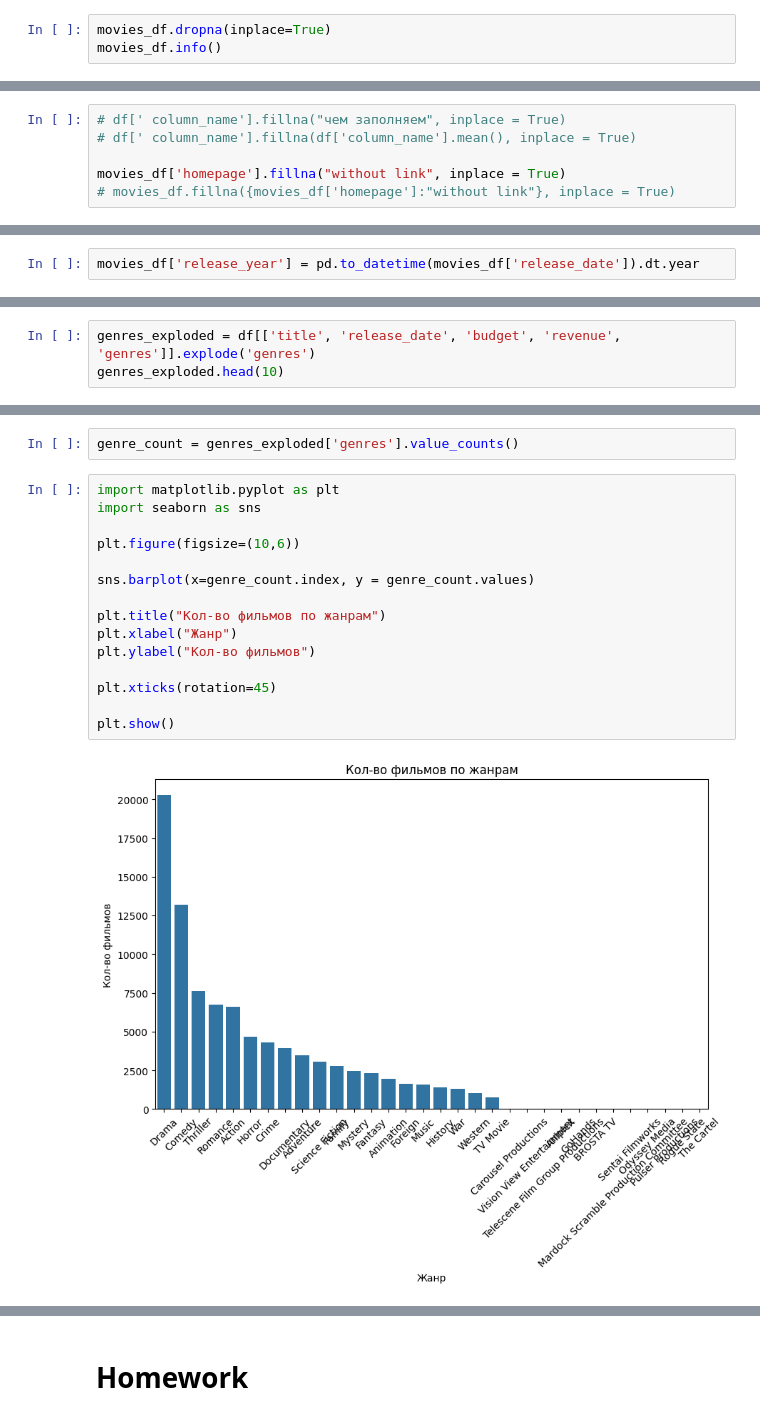
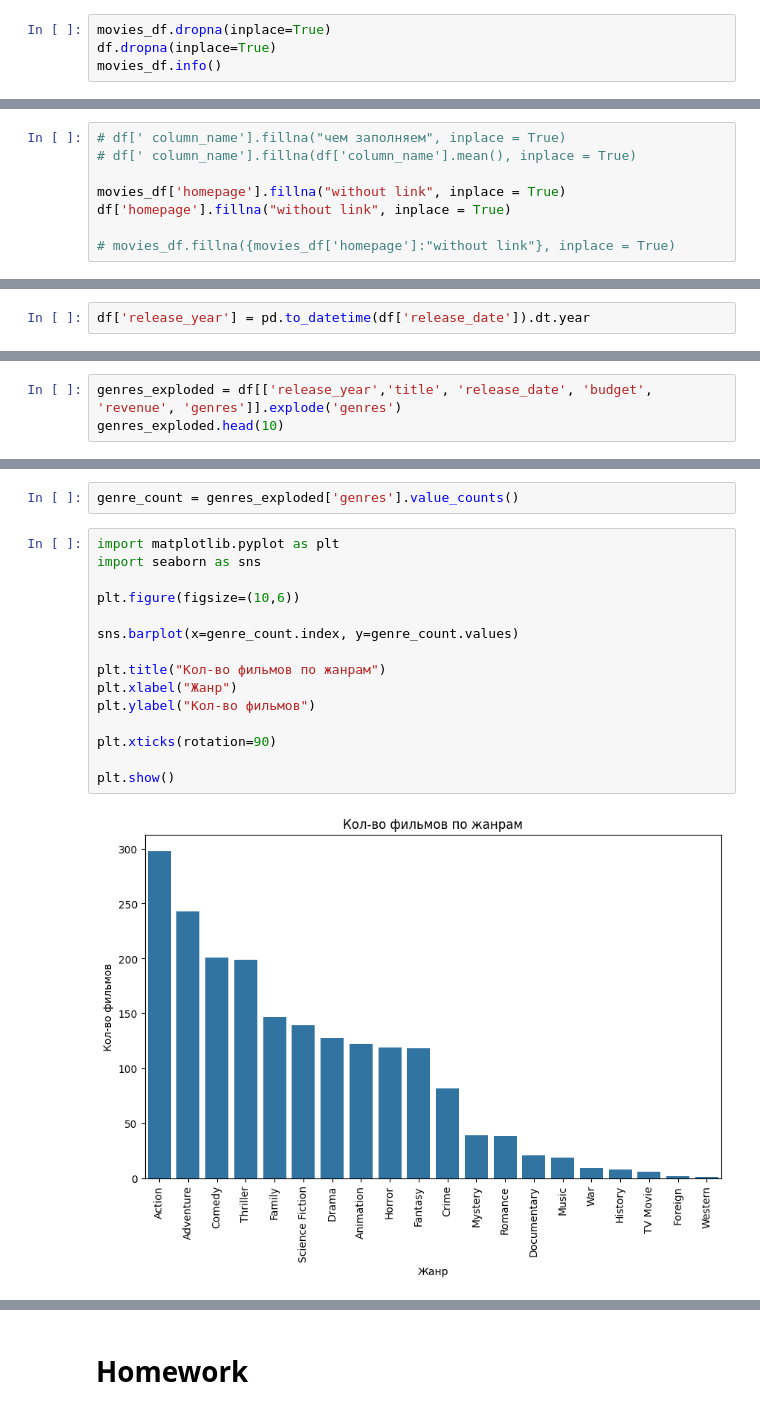
Before and after one commit to useroo5/MachineLearning, a Jupyter notebook: Аналізатор_фільмів.ipynb, the cells around one changed output, grey strips where cells are left out. Saved outputs shown, nothing was run; the diff lists cells and outputs as text.

```diff
--- a/Аналізатор_фільмів.ipynb
+++ b/Аналізатор_фільмів.ipynb
@@ -73,6 +73,7 @@ movies_df.isnull().sum()
 dtype: int64
 # %%
 movies_df.dropna(inplace=True)
+df.dropna(inplace=True)
 movies_df.info()
 # %% [output]
 <class 'pandas.core.frame.DataFrame'>
@@ -97,6 +98,8 @@ memory usage: 135.4+ KB
 # df[' column_name'].fillna(df['column_name'].mean(), inplace = True)
 
 movies_df['homepage'].fillna("without link", inplace = True)
+df['homepage'].fillna("without link", inplace = True)
+
 # movies_df.fillna({movies_df['homepage']:"without link"}, inplace = True)
 # %% [output]
 The behavior will change in pandas 3.0. This inplace method will never work because the intermediate object on which we are setting values always behaves as a copy.
@@ -136,7 +145,7 @@ movies_df.head()
 | 178 | False | {'id': 286162, 'name': 'Power Ran... | 15000000 | [{'id': 28, 'name': 'Action'}, {'... | http://www.powerrangers.com/ | 9070 | tt0113820 | en | ... |
 5 rows × 24 columns
 # %%
-movies_df['release_year'] = pd.to_datetime(movies_df['release_date']).dt.year
+df['release_year'] = pd.to_datetime(df['release_date']).dt.year
 # %%
 movies_df.head()
 # %% [output]
@@ -292,4 +286,4 @@ Name: count, Length: 4069, dtype: int64
 # %%
-genres_exploded = df[['title', 'release_date', 'budget', 'revenue', 'genres']].explode('genres')
+genres_exploded = df[['release_year','title', 'release_date', 'budget', 'revenue', 'genres']].explode('genres')
 genres_exploded.head(10)
 # %% [output]
@@ -309,17 +303,17 @@ genre_count = genres_exploded['genres'].value_counts()
 # %%
 import matplotlib.pyplot as plt
 import seaborn as sns
 
 plt.figure(figsize=(10,6))
 
-sns.barplot(x=genre_count.index, y = genre_count.values)
+sns.barplot(x=genre_count.index, y=genre_count.values)
 
 plt.title("Кол-во фильмов по жанрам")
 plt.xlabel("Жанр")
 plt.ylabel("Кол-во фильмов")
 
-plt.xticks(rotation=45)
+plt.xticks(rotation=90)
 
 plt.show()
 # %% [output]
-[figure, old version]
+[figure, new version]
```
Also changed, not shown: parts of 14 cells of this notebook.
